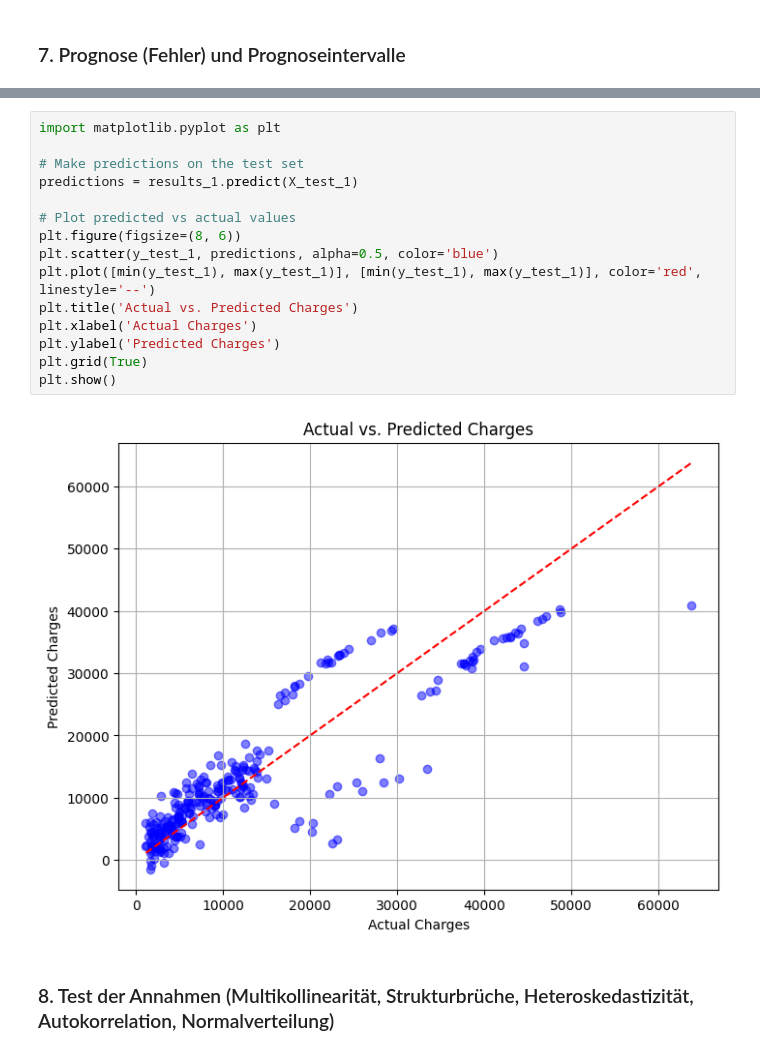
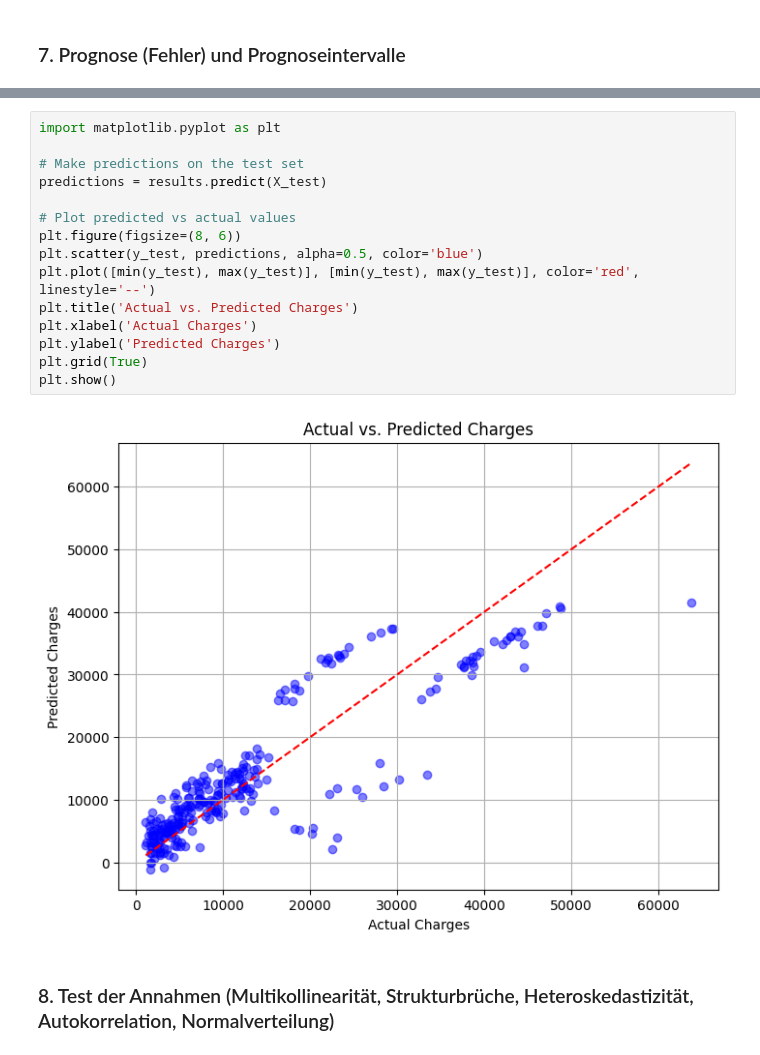
Before and after one commit to BrockherdeT/econometrics, a Jupyter notebook: shared_A2.ipynb, the cells around one changed output, grey strips where cells are left out. Saved outputs shown, nothing was run; the diff lists cells and outputs as text.

```diff
--- a/shared_A2.ipynb
+++ b/shared_A2.ipynb
@@ -645,20 +654,20 @@ plt.show()
 # %%
 import matplotlib.pyplot as plt
 
 # Make predictions on the test set
-predictions = results_1.predict(X_test_1)
+predictions = results.predict(X_test)
 
 # Plot predicted vs actual values
 plt.figure(figsize=(8, 6))
-plt.scatter(y_test_1, predictions, alpha=0.5, color='blue')
-plt.plot([min(y_test_1), max(y_test_1)], [min(y_test_1), max(y_test_1)], color='red', linestyle='--')
+plt.scatter(y_test, predictions, alpha=0.5, color='blue')
+plt.plot([min(y_test), max(y_test)], [min(y_test), max(y_test)], color='red', linestyle='--')
 plt.title('Actual vs. Predicted Charges')
 plt.xlabel('Actual Charges')
 plt.ylabel('Predicted Charges')
 plt.grid(True)
 plt.show()
 # %% [output]
-[figure, old version]
+[figure, new version]
 # %% [markdown]
 ### 8. Test der Annahmen (Multikollinearität, Strukturbrüche, Heteroskedastizität, Autokorrelation, Normalverteilung)
 # %%
```
Also changed, not shown: parts of 11 cells of this notebook.
